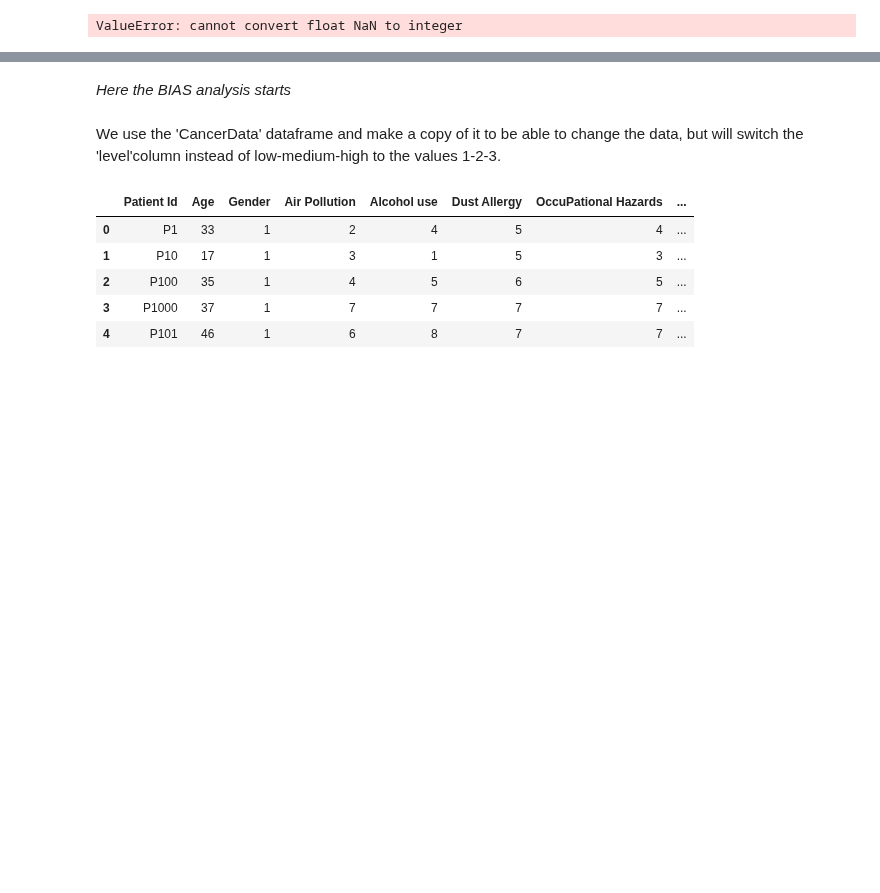
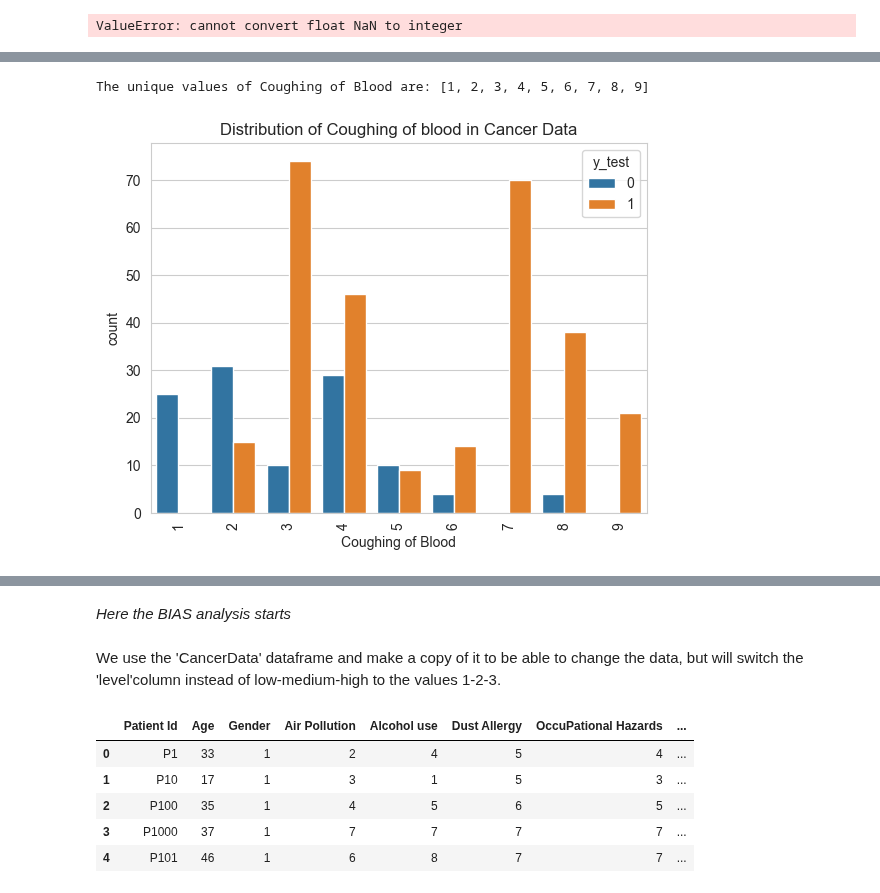
Before and after one commit to tewhol/Responsible_Data_Analysis_Group_1, a Jupyter notebook: julian2.ipynb, the cells around one changed output, grey strips where cells are left out. Cells and saved outputs as stored; diff of their text form; code cells hidden in the pictures; blank space fills up the shorter version.

```diff
--- a/julian2.ipynb
+++ b/julian2.ipynb
@@ -1407,0 +1739,6 @@ ModuleNotFoundError: No module named '_tkinter'
+# %%
+# Rename the DataFrame
+dfbias = X_test.copy()
+
+# Print the DataFrame to verify the changes
+print(dfbias)
@@ -1407,0 +1816,13 @@ ModuleNotFoundError: No module named '_tkinter'
+# %%
+#Change 'y_test' column values of Low = 0 and Medium and High = 1
+
+#Make a copy of the dataframe
+dfbias_clean_copy = dfbias_clean.copy()
+
+mapping = {'Low': 0, 'Medium': 1, 'High': 1}
+
+# Replace values in the 'Level' column using the mapping dictionary
+dfbias_clean_copy['y_test'] = dfbias_clean_copy['y_test'].replace(mapping)
+
+# Print the DataFrame to verify the changes
+print(dfbias_clean_copy)
@@ -1407,0 +1847,28 @@ ModuleNotFoundError: No module named '_tkinter'
+# %%
+#First Coughing of Blood
+
+
+
+# Extract unique values
+CoughingOfBlood_values = dfbias_clean_copy['Coughing of Blood'].unique()
+#order the values
+CoughingOfBlood_values_sorted = sorted(CoughingOfBlood_values)
+print(f"The unique values of Coughing of Blood are: {CoughingOfBlood_values_sorted}")
+
+# Adding labels and title
+plt.xlabel('Coughing Of Blood')
+plt.ylabel('Count')
+plt.title('Distribution of Coughing of blood in Cancer Data')
+
+# Plot with hue='Level'
+sns.countplot(x='Coughing of Blood', data=dfbias_clean_copy, hue='y_test')
+
+# Rotate x-axis labels for better readability
+plt.xticks(rotation=90)  # Adjust the rotation angle as needed
+
+
+# Show the plot
+plt.show()
+# %% [output]
+The unique values of Coughing of Blood are: [1, 2, 3, 4, 5, 6, 7, 8, 9]
+[figure, added]
```
Also changed, not shown: parts of 64 cells of this notebook, 1 other file.
